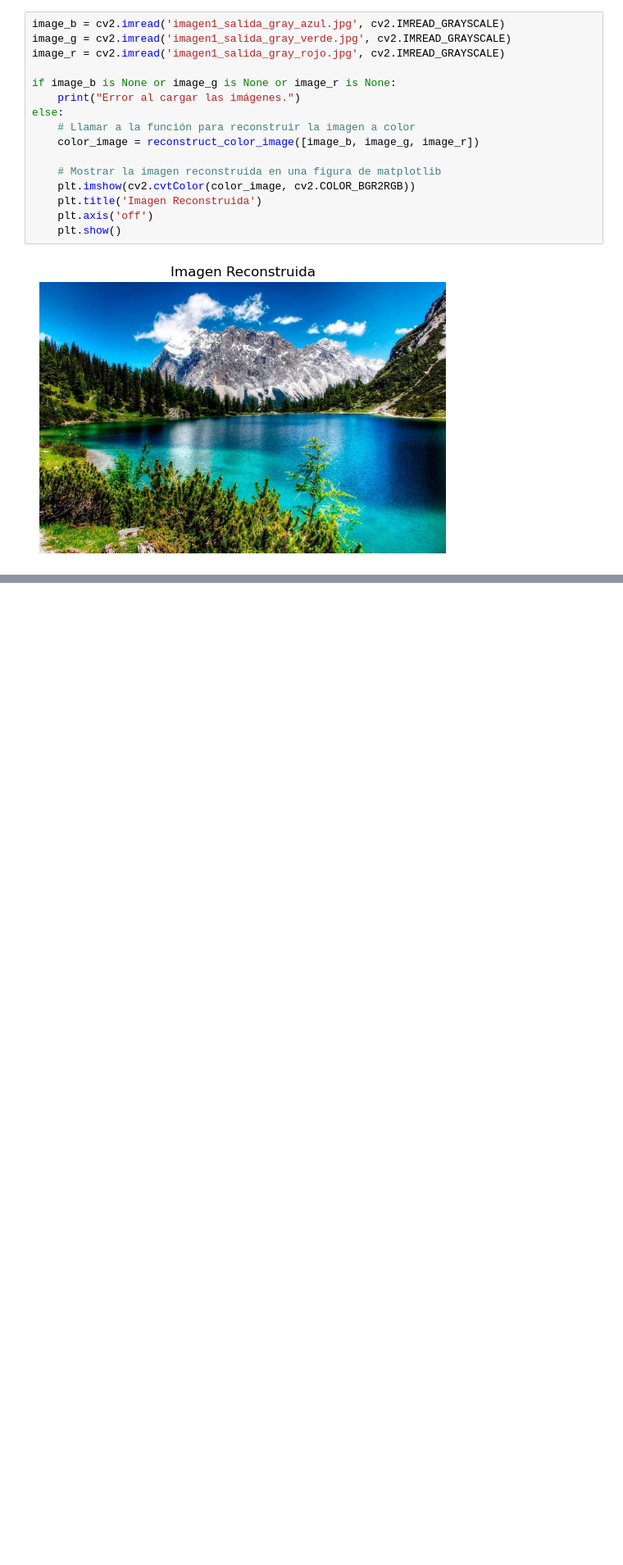
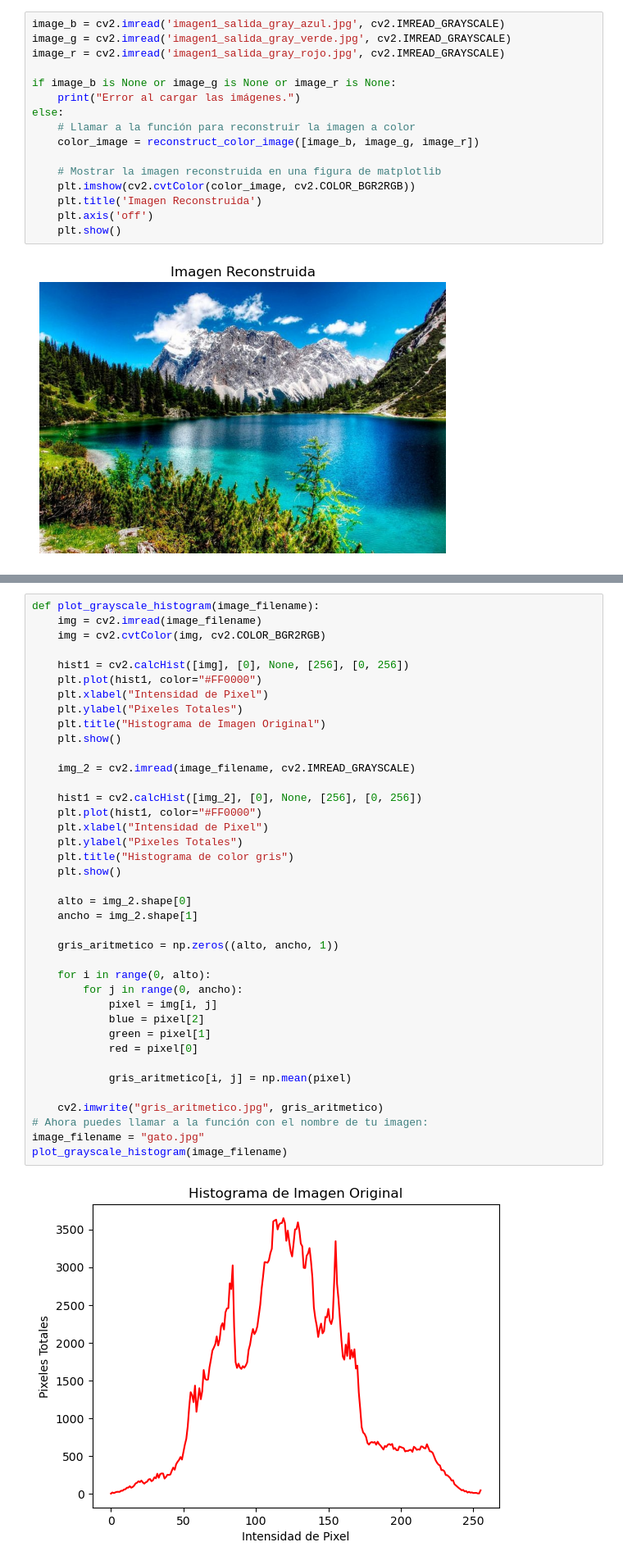
Before and after one commit to luispocon/Image_Recognition, a Jupyter notebook: Laboratorio1.ipynb, the cells around one changed output, grey strips where cells are left out. Shown at 82% size. Drawn from its saved outputs; the diff is of its cells as text; blank space fills up the shorter version.

```diff
--- a/Laboratorio1.ipynb
+++ b/Laboratorio1.ipynb
@@ -120,0 +191,41 @@ else:
+# %%
+def plot_grayscale_histogram(image_filename):
+    img = cv2.imread(image_filename)
+    img = cv2.cvtColor(img, cv2.COLOR_BGR2RGB)
+
+    hist1 = cv2.calcHist([img], [0], None, [256], [0, 256])
+    plt.plot(hist1, color="#FF0000")
+    plt.xlabel("Intensidad de Pixel")
+    plt.ylabel("Pixeles Totales")
+    plt.title("Histograma de Imagen Original")
+    plt.show()
+
+    img_2 = cv2.imread(image_filename, cv2.IMREAD_GRAYSCALE)
+
+    hist1 = cv2.calcHist([img_2], [0], None, [256], [0, 256])
+    plt.plot(hist1, color="#FF0000")
+    plt.xlabel("Intensidad de Pixel")
+    plt.ylabel("Pixeles Totales")
+    plt.title("Histograma de color gris")
+    plt.show()
+
+    alto = img_2.shape[0]
+    ancho = img_2.shape[1]
+
+    gris_aritmetico = np.zeros((alto, ancho, 1))
+
+    for i in range(0, alto):
+        for j in range(0, ancho):
+            pixel = img[i, j]
+            blue = pixel[2]
+            green = pixel[1]
+            red = pixel[0]
+
+            gris_aritmetico[i, j] = np.mean(pixel)
+
+    cv2.imwrite("gris_aritmetico.jpg", gris_aritmetico)
+# Ahora puedes llamar a la función con el nombre de tu imagen:
+image_filename = "gato.jpg"
+plot_grayscale_histogram(image_filename)
+# %% [output]
+[figure, added]
```
Also changed, not shown: parts of 6 cells of this notebook.
